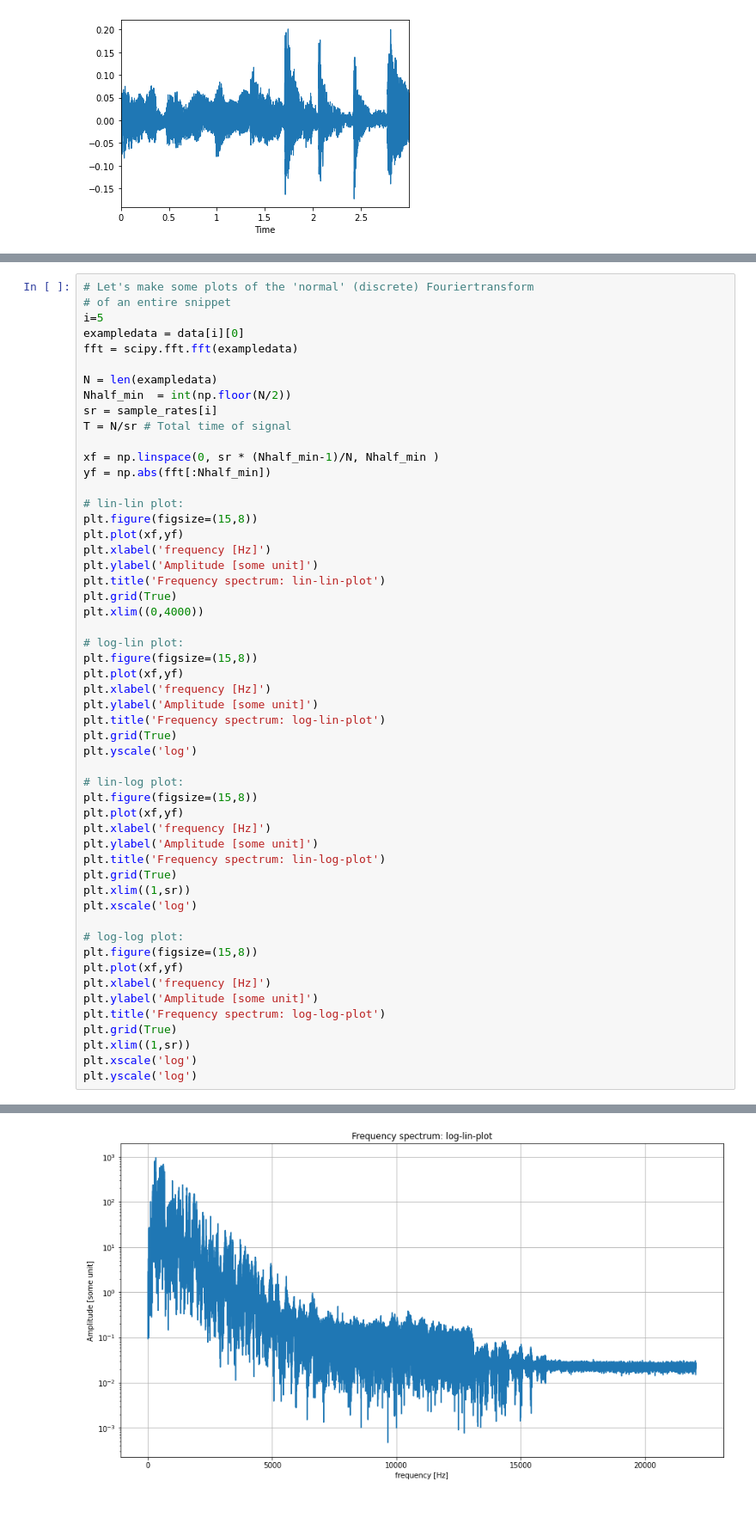
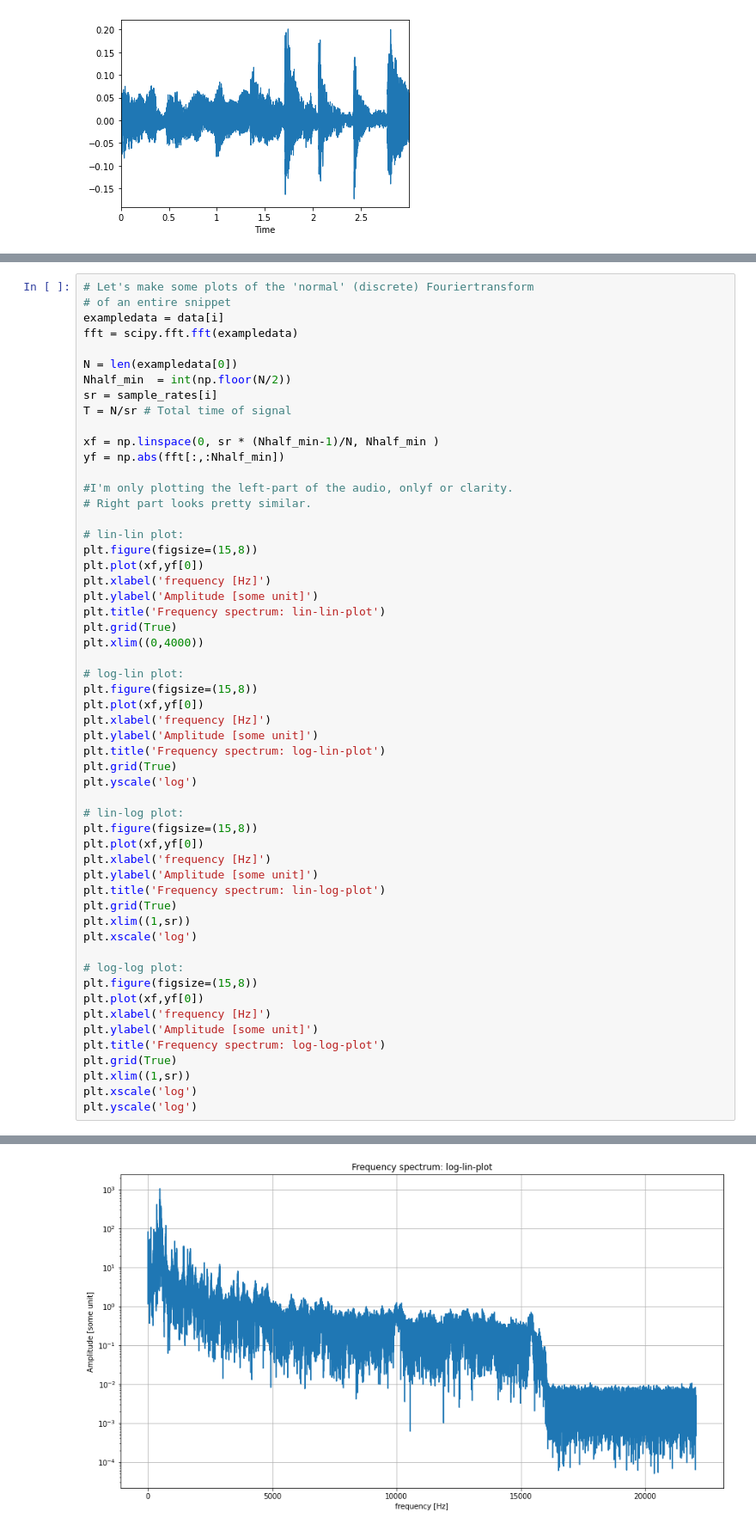
Before and after one commit to ajrodenburg/instrument_recognition, a Jupyter notebook: instrument_recognition.ipynb, the cells around one changed output, grey strips where cells are left out. Shown at 86% size. Cells and saved outputs as stored; diff of their text form.

```diff
--- a/instrument_recognition.ipynb
+++ b/instrument_recognition.ipynb
@@ -153,21 +159,23 @@ librosa.display.waveplot(data[i], sr = sample_rates[i])
 # %%
 # Let's make some plots of the 'normal' (discrete) Fouriertransform
 # of an entire snippet
-i=5
-exampledata = data[i][0]
+exampledata = data[i]
 fft = scipy.fft.fft(exampledata)
 
-N = len(exampledata)
+N = len(exampledata[0])
 Nhalf_min  = int(np.floor(N/2))
 sr = sample_rates[i]
 T = N/sr # Total time of signal
 
 xf = np.linspace(0, sr * (Nhalf_min-1)/N, Nhalf_min )
-yf = np.abs(fft[:Nhalf_min])
+yf = np.abs(fft[:,:Nhalf_min])
+
+#I'm only plotting the left-part of the audio, onlyf or clarity.
+# Right part looks pretty similar.
 
 # lin-lin plot:
 plt.figure(figsize=(15,8))
-plt.plot(xf,yf)
+plt.plot(xf,yf[0])
 plt.xlabel('frequency [Hz]')
 plt.ylabel('Amplitude [some unit]')
 plt.title('Frequency spectrum: lin-lin-plot')
@@ -176,7 +184,7 @@ plt.xlim((0,4000))
 
 # log-lin plot:
 plt.figure(figsize=(15,8))
-plt.plot(xf,yf)
+plt.plot(xf,yf[0])
 plt.xlabel('frequency [Hz]')
 plt.ylabel('Amplitude [some unit]')
 plt.title('Frequency spectrum: log-lin-plot')
@@ -185,7 +193,7 @@ plt.yscale('log')
 
 # lin-log plot:
 plt.figure(figsize=(15,8))
-plt.plot(xf,yf)
+plt.plot(xf,yf[0])
 plt.xlabel('frequency [Hz]')
 plt.ylabel('Amplitude [some unit]')
 plt.title('Frequency spectrum: lin-log-plot')
@@ -195,7 +203,7 @@ plt.xscale('log')
 
 # log-log plot:
 plt.figure(figsize=(15,8))
-plt.plot(xf,yf)
+plt.plot(xf,yf[0])
 plt.xlabel('frequency [Hz]')
 plt.ylabel('Amplitude [some unit]')
 plt.title('Frequency spectrum: log-log-plot')
@@ -208 +216 @@ plt.yscale('log')
-[figure, old version]
+[figure, new version]
```
Also changed, not shown: parts of 23 cells of this notebook.
